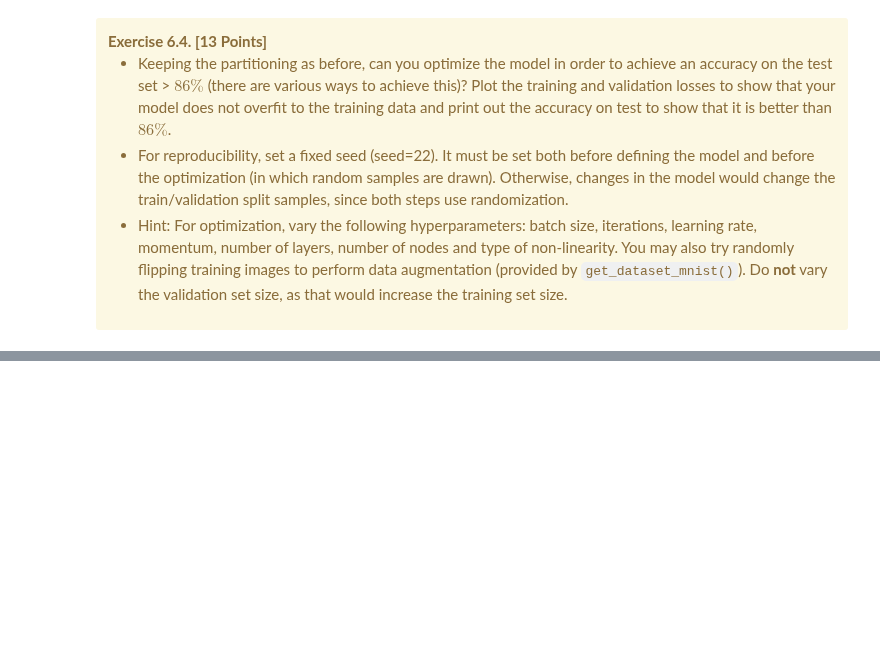
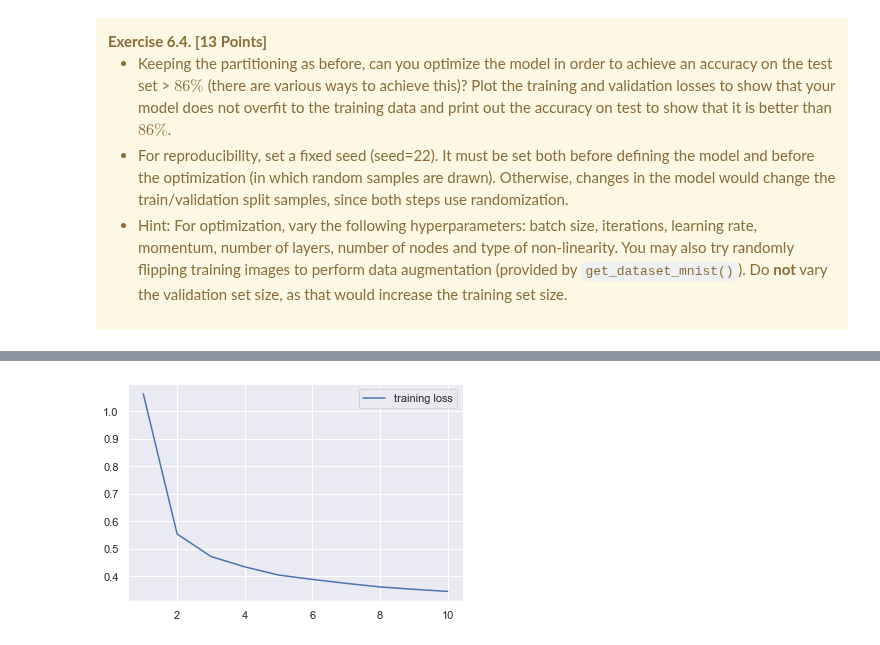
Before and after one commit to qtakmalay/JupyterProjects, a Jupyter notebook: U5/U5_Assignment.ipynb, the cells around one changed output, grey strips where cells are left out. Drawn from its saved outputs; the diff is of its cells as text; code cells hidden in the pictures; blank space fills up the shorter version.

```diff
--- a/U5/U5_Assignment.ipynb
+++ b/U5/U5_Assignment.ipynb
@@ -644,0 +637,37 @@ Test set:
+# %%
+u5.set_seed(22)
+loss = torch.nn.functional.cross_entropy
+
+model = torch.nn.Sequential(
+    torch.nn.Flatten(),
+    torch.nn.Linear(784, 150),
+    torch.nn.Sigmoid(),
+    torch.nn.Linear(150, 100),
+    torch.nn.Sigmoid(),
+    torch.nn.Linear(100, 50),
+    torch.nn.Sigmoid(),
+    torch.nn.Linear(50, 10)
+
+)
+train_loader, valid_loader, test_loader = u5.get_dataset_mnist(
+    vertical_flip_p=0.1,
+    root="resources",
+    variant="FashionMNIST",
+    batch_size=40,
+    valid_size=0.20
+)
+losses = u5.run_gradient_descent(
+    model=model,
+    loss=loss,
+    training_set=train_loader,
+    iterations=10,        # number of iterations/epochs over the training set
+    learning_rate=0.06,  # step size/learning rate
+    momentum=0.9         # momentum
+)
+
+sns.lineplot(data=losses);
+print("Training set:")
+print(u5.evaluate_model(model, train_loader, loss=loss, accuracy=u5.multiclass_accuracy))
+print("Test set:")
+print(u5.evaluate_model(model, test_loader, loss=loss, accuracy=u5.multiclass_accuracy))
+# %% [output]
@@ -644,0 +688 @@ Test set:
+[figure, added]
```
Also changed, not shown: parts of 3 cells of this notebook, 1 other file.
